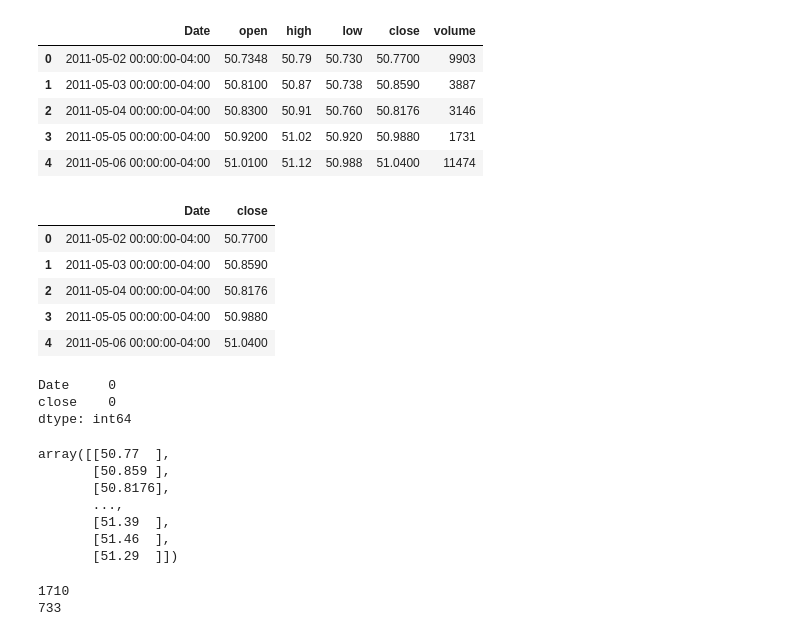
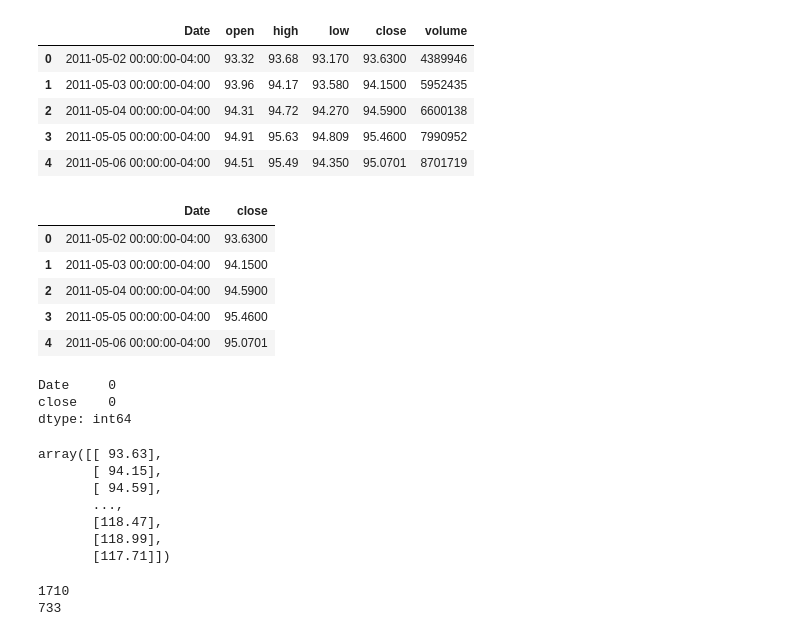
Before and after one commit to ummearusha/Insuring_Insurance_Payments, a Jupyter notebook: price_predictor_jb.ipynb, the cells around one changed output. Cells and saved outputs as stored; diff of their text form; code cells hidden in the pictures.

```diff
--- a/price_predictor_jb.ipynb
+++ b/price_predictor_jb.ipynb
@@ -20,27 +20,27 @@ from pathlib import Path
 import plotly.graph_objs as go
 # %%
 #Importing CSV
-csvpath = Path("Resources/VMBS.csv")
+csvpath = Path("Resources/TLT.csv")
 ETF = pd.read_csv(csvpath)
 ETF.head()
 # %% [output]
 |  | Date | open | high | low | close | volume |
-| 0 | 2011-05-02 00:00:00-04:00 | 50.7348 | 50.79 | 50.730 | 50.7700 | 9903 |
-| 1 | 2011-05-03 00:00:00-04:00 | 50.8100 | 50.87 | 50.738 | 50.8590 | 3887 |
-| 2 | 2011-05-04 00:00:00-04:00 | 50.8300 | 50.91 | 50.760 | 50.8176 | 3146 |
-| 3 | 2011-05-05 00:00:00-04:00 | 50.9200 | 51.02 | 50.920 | 50.9880 | 1731 |
-| 4 | 2011-05-06 00:00:00-04:00 | 51.0100 | 51.12 | 50.988 | 51.0400 | 11474 |
+| 0 | 2011-05-02 00:00:00-04:00 | 93.32 | 93.68 | 93.170 | 93.6300 | 4389946 |
+| 1 | 2011-05-03 00:00:00-04:00 | 93.96 | 94.17 | 93.580 | 94.1500 | 5952435 |
+| 2 | 2011-05-04 00:00:00-04:00 | 94.31 | 94.72 | 94.270 | 94.5900 | 6600138 |
+| 3 | 2011-05-05 00:00:00-04:00 | 94.91 | 95.63 | 94.809 | 95.4600 | 7990952 |
+| 4 | 2011-05-06 00:00:00-04:00 | 94.51 | 95.49 | 94.350 | 95.0701 | 8701719 |
 # %%
 # Removing all columns but close_price
 ETF.drop(columns=['open', 'high', 'low', 'volume'], inplace=True)
 ETF.head()
 # %% [output]
 |  | Date | close |
-| 0 | 2011-05-02 00:00:00-04:00 | 50.7700 |
-| 1 | 2011-05-03 00:00:00-04:00 | 50.8590 |
-| 2 | 2011-05-04 00:00:00-04:00 | 50.8176 |
-| 3 | 2011-05-05 00:00:00-04:00 | 50.9880 |
-| 4 | 2011-05-06 00:00:00-04:00 | 51.0400 |
+| 0 | 2011-05-02 00:00:00-04:00 | 93.6300 |
+| 1 | 2011-05-03 00:00:00-04:00 | 94.1500 |
+| 2 | 2011-05-04 00:00:00-04:00 | 94.5900 |
+| 3 | 2011-05-05 00:00:00-04:00 | 95.4600 |
+| 4 | 2011-05-06 00:00:00-04:00 | 95.0701 |
 # %%
 #Checking For Nulls
 ETF.isnull().sum()
@@ -60,13 +60,13 @@ close_train = close_data[:split]
 close_test = close_data[split:]
 close_train
 # %% [output]
-array([[50.77  ],
-       [50.859 ],
-       [50.8176],
+array([[ 93.63],
+       [ 94.15],
+       [ 94.59],
        ...,
-       [51.39  ],
-       [51.46  ],
-       [51.29  ]])
+       [118.47],
+       [118.99],
+       [117.71]])
 # %%
 date_data = ETF['Date']
 date_train = ETF['Date'][:split]
```
Also changed, not shown: parts of 6 cells of this notebook, 11 other files.
